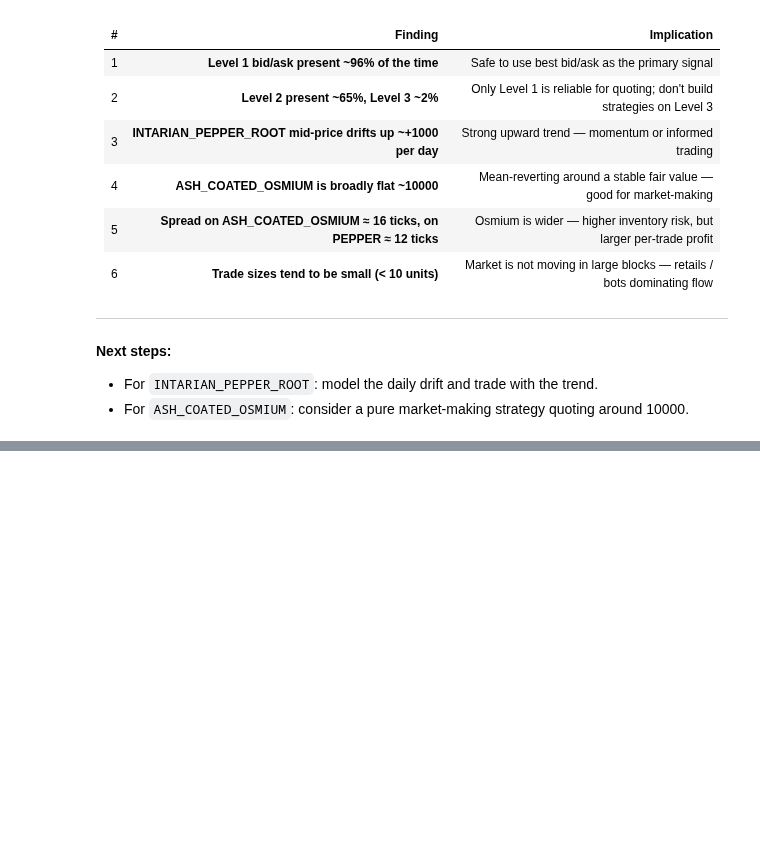
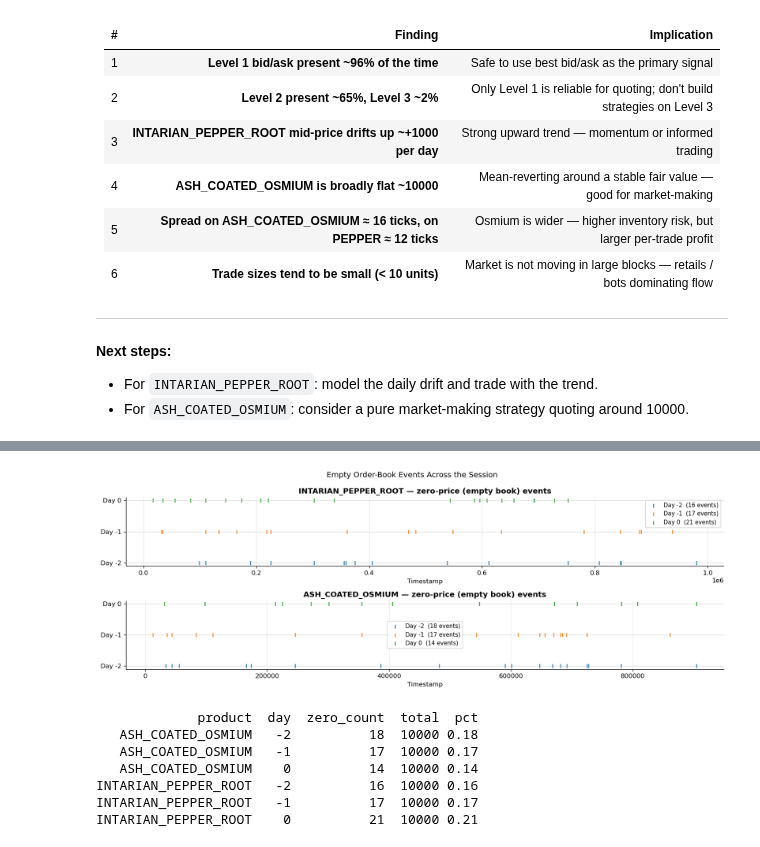
Before and after one commit to PreslavGG/Gashoks-IMC-Prosperity-4, a Jupyter notebook: first_round/round1_analysis.ipynb, the cells around one changed output, grey strips where cells are left out. Cells and saved outputs as stored; diff of their text form; code cells hidden in the pictures; blank space fills up the shorter version.

```diff
--- a/first_round/round1_analysis.ipynb
+++ b/first_round/round1_analysis.ipynb
@@ -421,0 +395,40 @@ plt.show()
+# %%
+# --- 8A. Zero mid-price map ---
+fig, axes = plt.subplots(2, 1, figsize=(14, 5), sharex=False)
+
+for ax, prod in zip(axes, prices['product'].unique()):
+    sub = prices[prices['product'] == prod]
+    zeros = sub[sub['mid_price'] == 0]
+    for day, grp in sub.groupby('day'):
+        z = zeros[zeros['day'] == day]
+        ax.axhline(day, color='lightgray', linewidth=0.5)
+        ax.scatter(z['timestamp'], [day] * len(z),
+                   s=30, marker='|', linewidths=1.5,
+                   label=f'Day {day}  ({len(z)} events)')
+    ax.set_yticks(sorted(sub['day'].unique()))
+    ax.set_yticklabels([f'Day {d}' for d in sorted(sub['day'].unique())])
+    ax.set_xlabel('Timestamp')
+    ax.set_title(f'{prod} — zero-price (empty book) events', fontweight='bold')
+    ax.legend(fontsize=9)
+
+fig.suptitle('Empty Order-Book Events Across the Session', fontsize=12)
+plt.tight_layout()
+plt.show()
+
+zero_summary = (prices[prices['mid_price'] == 0]
+                .groupby(['product', 'day'])
+                .size()
+                .reset_index(name='zero_count'))
+total_rows = prices.groupby(['product', 'day']).size().reset_index(name='total')
+zero_summary = zero_summary.merge(total_rows, on=['product', 'day'])
+zero_summary['pct'] = (zero_summary['zero_count'] / zero_summary['total'] * 100).round(2)
+print(zero_summary.to_string(index=False))
+# %% [output]
+[figure, added]
+             product  day  zero_count  total  pct
+   ASH_COATED_OSMIUM   -2          18  10000 0.18
+   ASH_COATED_OSMIUM   -1          17  10000 0.17
+   ASH_COATED_OSMIUM    0          14  10000 0.14
+INTARIAN_PEPPER_ROOT   -2          16  10000 0.16
+INTARIAN_PEPPER_ROOT   -1          17  10000 0.17
+INTARIAN_PEPPER_ROOT    0          21  10000 0.21
```
Also changed, not shown: parts of 13 cells of this notebook.
